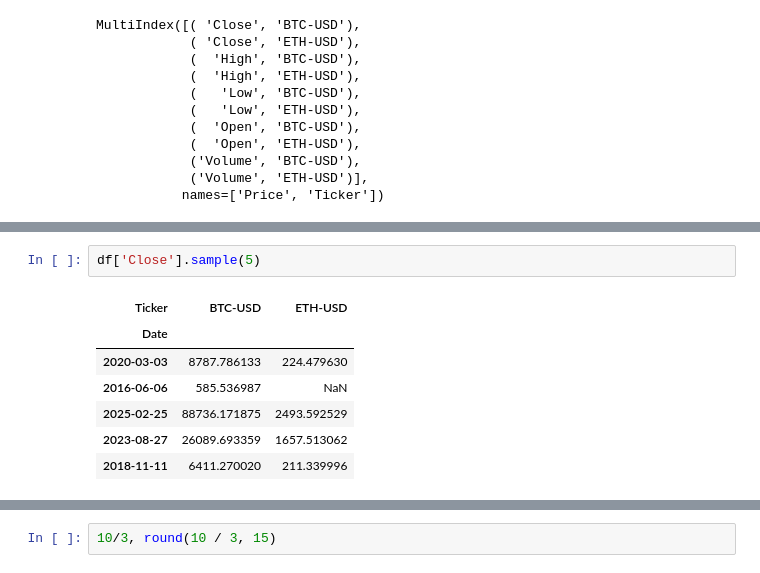
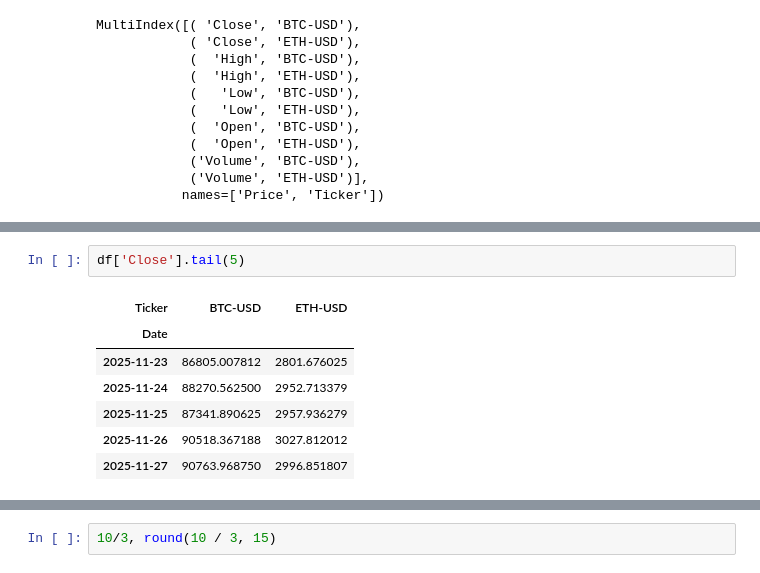
Before and after one commit to lighscent/fastapi_, a Jupyter notebook: machinelearnia/Python-Machine-Learning-master/18 - Pandas et Séries Temporelles.ipynb, the cells around one changed output, grey strips where cells are left out. Drawn from its saved outputs; the diff is of its cells as text.

```diff
--- a/machinelearnia/Python-Machine-Learning-master/18 - Pandas et Séries Temporelles.ipynb
+++ b/machinelearnia/Python-Machine-Learning-master/18 - Pandas et Séries Temporelles.ipynb
@@ -554,13 +561,13 @@ Freq: D, Name: ETH-USD, Length: 4088, dtype: float64>
 # %%
-df['Close'].sample(5)
+df['Close'].tail(5)
 # %% [output]
 | Ticker | BTC-USD | ETH-USD |
 | Date |  |  |
-| 2020-03-03 | 8787.786133 | 224.479630 |
-| 2016-06-06 | 585.536987 | NaN |
-| 2025-02-25 | 88736.171875 | 2493.592529 |
-| 2023-08-27 | 26089.693359 | 1657.513062 |
-| 2018-11-11 | 6411.270020 | 211.339996 |
+| 2025-11-23 | 86805.007812 | 2801.676025 |
+| 2025-11-24 | 88270.562500 | 2952.713379 |
+| 2025-11-25 | 87341.890625 | 2957.936279 |
+| 2025-11-26 | 90518.367188 | 3027.812012 |
+| 2025-11-27 | 90763.968750 | 2996.851807 |
 # %%
 df["Close"].describe()
 # %% [output]
```
Also changed, not shown: parts of 9 cells of this notebook, 6 other files.
